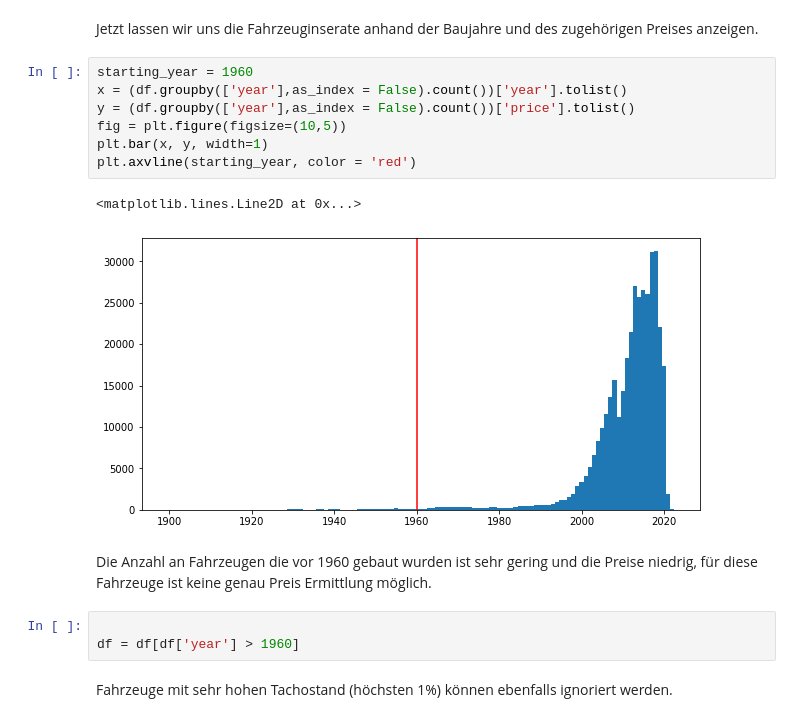
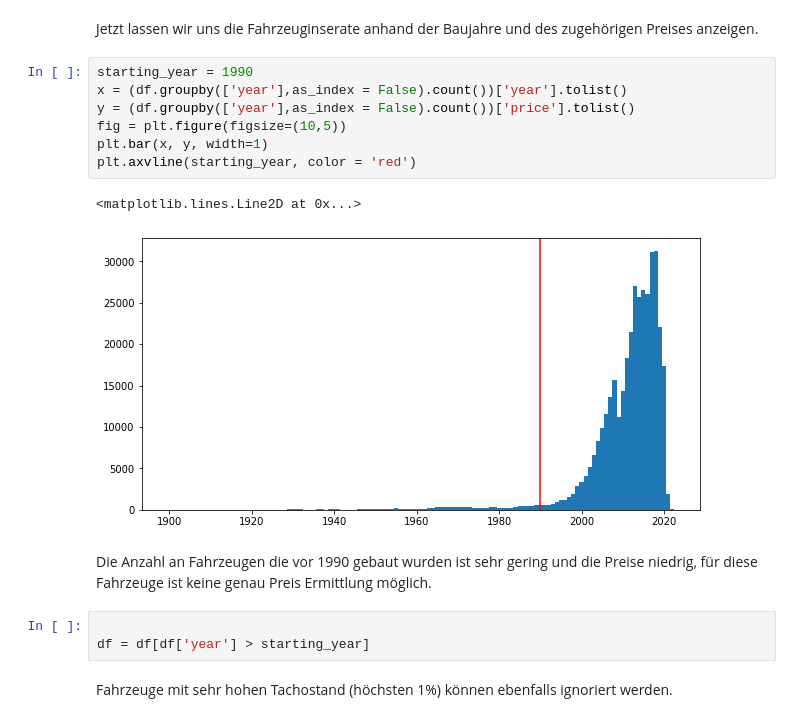
Before and after one commit to Beardlesspeet/KI_ML_Projectarbeit, a Jupyter notebook: Manuel_komplettloesung.ipynb, the cells around one changed output. Cells and saved outputs as stored; diff of their text form.

```diff
--- a/Manuel_komplettloesung.ipynb
+++ b/Manuel_komplettloesung.ipynb
@@ -143,20 +143,20 @@ df = df[((df['price'] < 500000) & (df['price'] > 100))]
 # %% [markdown]
 Jetzt lassen wir uns die Fahrzeuginserate anhand der Baujahre und des zugehörigen Preises anzeigen.
 # %%
-starting_year = 1960
+starting_year = 1990
 x = (df.groupby(['year'],as_index = False).count())['year'].tolist()
 y = (df.groupby(['year'],as_index = False).count())['price'].tolist()
 fig = plt.figure(figsize=(10,5))
 plt.bar(x, y, width=1)
 plt.axvline(starting_year, color = 'red')
 # %% [output]
 <matplotlib.lines.Line2D at 0x...>
-[figure, old version]
+[figure, new version]
 # %% [markdown]
-Die Anzahl an Fahrzeugen die vor 1960 gebaut wurden ist sehr gering und die Preise niedrig, für diese Fahrzeuge ist keine genau Preis Ermittlung möglich.
+Die Anzahl an Fahrzeugen die vor 1990 gebaut wurden ist sehr gering und die Preise niedrig, für diese Fahrzeuge ist keine genau Preis Ermittlung möglich.
 # %%
 
-df = df[df['year'] > 1960]
+df = df[df['year'] > starting_year]
 # %% [markdown]
 Fahrzeuge mit sehr hohen Tachostand (höchsten 1%) können ebenfalls ignoriert werden.
 # %%
```
Also changed, not shown: parts of 53 cells of this notebook, 1 other file.
